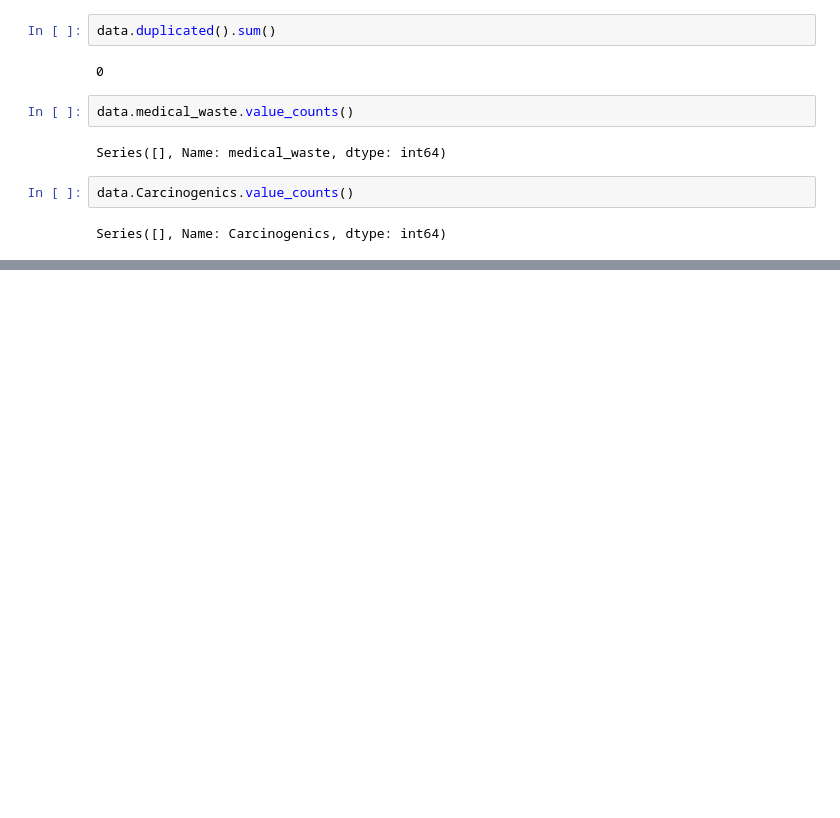
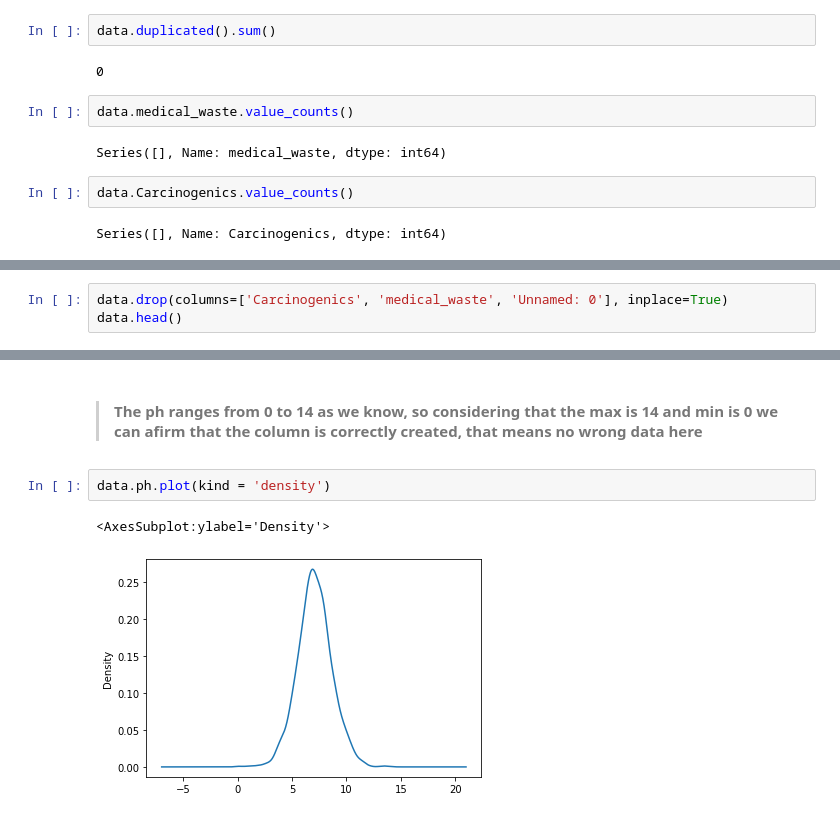
Before and after one commit to pyramixofficial/My-personal-projects, a Jupyter notebook: Exam/Untitled.ipynb, the cells around one changed output, grey strips where cells are left out. Saved outputs shown, nothing was run; the diff lists cells and outputs as text; blank space fills up the shorter version.

```diff
--- a/Exam/Untitled.ipynb
+++ b/Exam/Untitled.ipynb
@@ -60,0 +90,3 @@ Series([], Name: Carcinogenics, dtype: int64)
+# %%
+data.drop(columns=['Carcinogenics', 'medical_waste', 'Unnamed: 0'], inplace=True)
+data.head()
@@ -60,0 +114,7 @@ Series([], Name: Carcinogenics, dtype: int64)
+# %% [markdown]
+>#### The ph ranges from 0 to 14 as we know, so considering that the max is 14 and min is 0 we can afirm that the column is correctly created, that means no wrong data here
+# %%
+data.ph.plot(kind = 'density')
+# %% [output]
+<AxesSubplot:ylabel='Density'>
+[figure, added]
```
Also changed, not shown: parts of 16 cells of this notebook, 1 other file.
